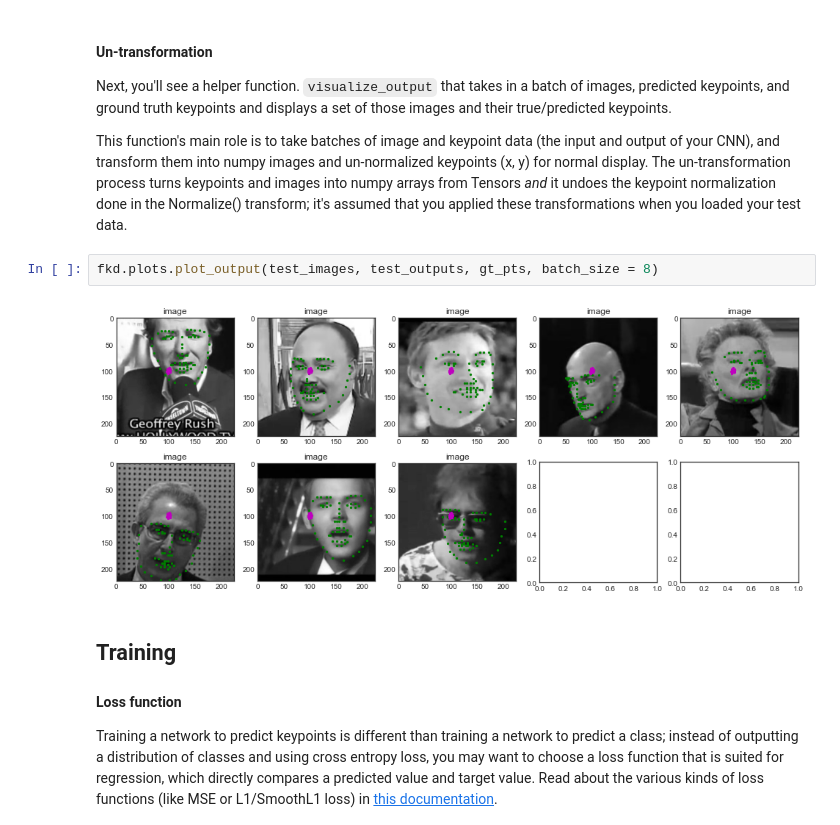
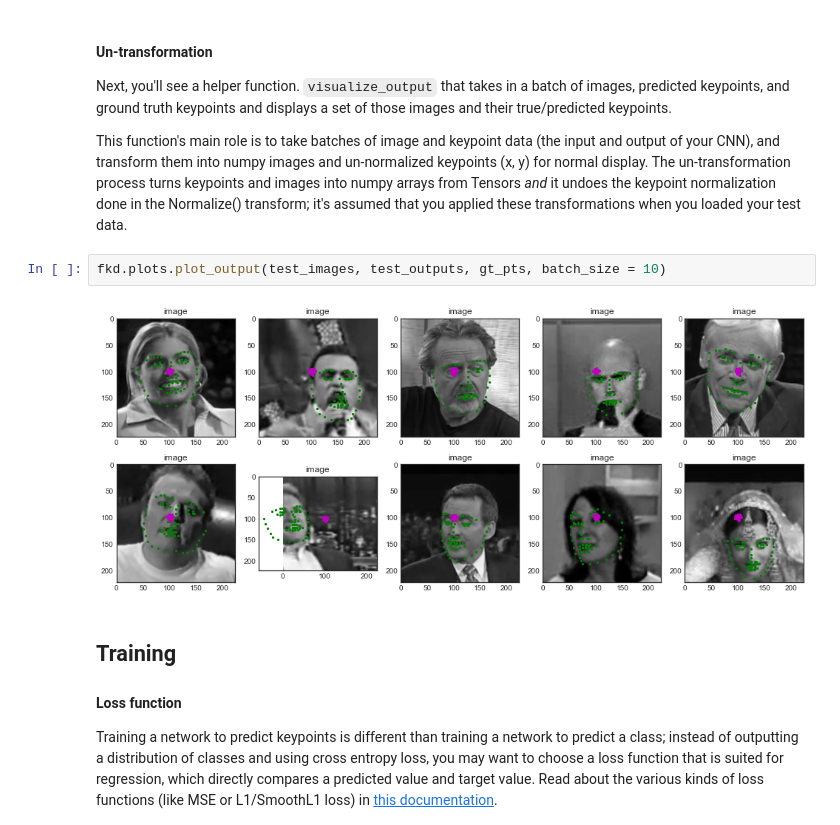
Before and after one commit to ShashankKumbhare/facial-keypoints-detecter, a Jupyter notebook: 2. Define the Network Architecture.ipynb, the cells around one changed output. Drawn from its saved outputs; the diff is of its cells as text.

```diff
--- a/2. Define the Network Architecture.ipynb
+++ b/2. Define the Network Architecture.ipynb
@@ -234,9 +226,9 @@ Next, you'll see a helper function. `visualize_output` that takes in a batch of
 
 This function's main role is to take batches of image and keypoint data (the input and output of your CNN), and transform them into numpy images and un-normalized keypoints (x, y) for normal display. The un-transformation process turns keypoints and images into numpy arrays from Tensors *and* it undoes the keypoint normalization done in the Normalize() transform; it's assumed that you applied these transformations when you loaded your test data.
 # %%
-fkd.plots.plot_output(test_images, test_outputs, gt_pts, batch_size = 8)
+fkd.plots.plot_output(test_images, test_outputs, gt_pts, batch_size = 10)
 # %% [output]
-[figure, old version]
+[figure, new version]
 # %% [markdown]
 ## Training
 
```
Also changed, not shown: parts of 18 cells of this notebook, 30 other files.
